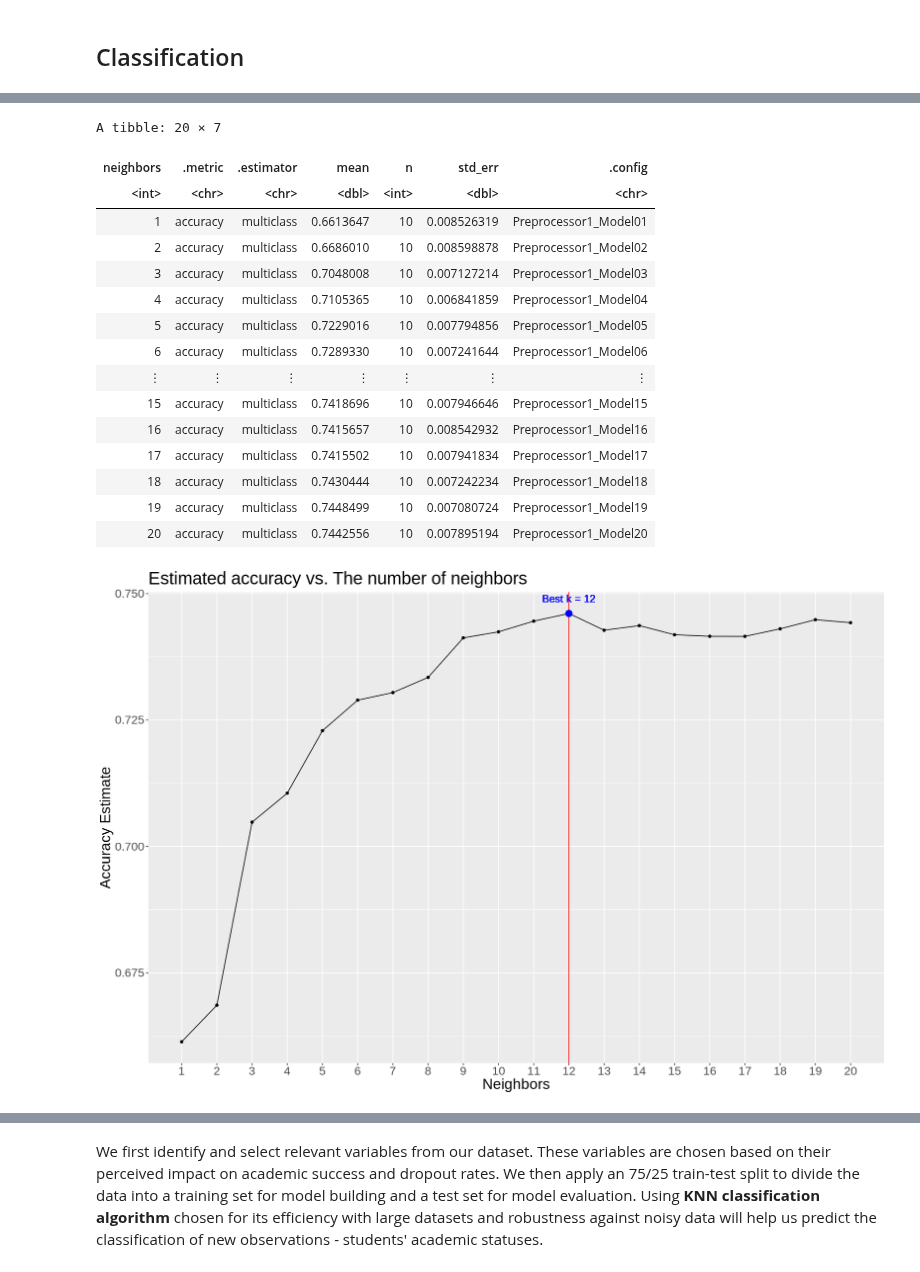
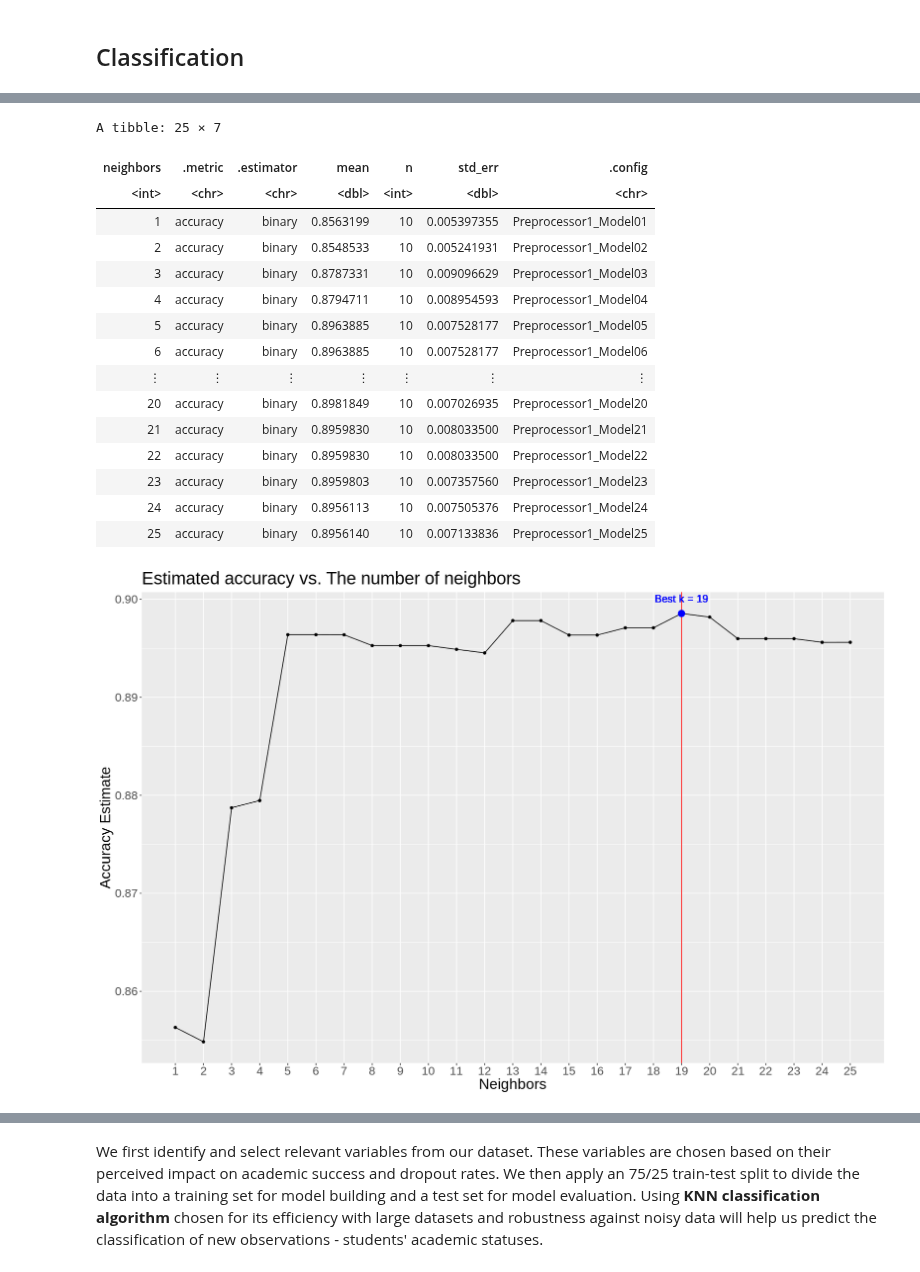
Before and after one commit to lesleymai/ds_group, a Jupyter notebook: Group_Report.ipynb, the cells around one changed output, grey strips where cells are left out. Saved outputs shown, nothing was run; the diff lists cells and outputs as text; code cells hidden in the pictures.

```diff
--- a/Group_Report.ipynb
+++ b/Group_Report.ipynb
@@ -90,8 +91,9 @@ print(num_na_rows)
 In addition, we focus on predicting if a student achieves academic success by classifying him or her as a graduated student or a dropout, so we filter out the enrolled students in our dataset.
 # %%
 students_data_filtered <-  students_data |>
-    mutate(Target = as.factor(Target)) |>
-    filter(Target != "Enrolled")
+    filter(Target != "Enrolled") |>
+    mutate(Target = as.factor(Target))
 
-head(students_data)
+
+students_data_filtered
 # %% [output]
@@ -107,3 +120,11 @@ A tibble: 6 × 37
+# %%
+set.seed(2023)
+# Using a 75/25 split and stratifying on the target variable to ensure the sets have similar proportions of each class
+students_split <- initial_split(students_data_filtered, prop = 0.75, strata = Target)
+
+# Extract the training and testing data from the split
+students_train <- training(students_split)
+students_test <- testing(students_split)
 # %% [markdown]
 The whole table contains 37 explanatory variables, we select relevant variables that we hypothesized would have significant influence over academic success and dropout rates to build the classifier.
 # %%
@@ -588,7 +585,7 @@ knn_spec <- nearest_neighbor(weight_func = "rectangular", neighbors = tune()) |>
 
 students_vfold <- vfold_cv(students_train, v = 10 , strata= Target)
 
-gridvals <- tibble(neighbors = seq(1,20))
+gridvals <- tibble(neighbors = seq(1,25))
 
 students_results <- workflow() |>
     add_recipe(students_recipe) |>
@@ -598,43 +595,43 @@ students_results <- workflow() |>
     filter(.metric == "accuracy")
 students_results
 # %% [output]
-A tibble: 20 × 7
+A tibble: 25 × 7
 | neighbors | .metric | .estimator | mean | n | std_err | .config |
 | <int> | <chr> | <chr> | <dbl> | <int> | <dbl> | <chr> |
-| 1 | accuracy | multiclass | 0.6613647 | 10 | 0.008526319 | Preprocessor1_Model01 |
-| 2 | accuracy | multiclass | 0.6686010 | 10 | 0.008598878 | Preprocessor1_Model02 |
-| 3 | accuracy | multiclass | 0.7048008 | 10 | 0.007127214 | Preprocessor1_Model03 |
-| 4 | accuracy | multiclass | 0.7105365 | 10 | 0.006841859 | Preprocessor1_Model04 |
-| 5 | accuracy | multiclass | 0.7229016 | 10 | 0.007794856 | Preprocessor1_Model05 |
-| 6 | accuracy | multiclass | 0.7289330 | 10 | 0.007241644 | Preprocessor1_Model06 |
+| 1 | accuracy | binary | 0.8563199 | 10 | 0.005397355 | Preprocessor1_Model01 |
+| 2 | accuracy | binary | 0.8548533 | 10 | 0.005241931 | Preprocessor1_Model02 |
+| 3 | accuracy | binary | 0.8787331 | 10 | 0.009096629 | Preprocessor1_Model03 |
+| 4 | accuracy | binary | 0.8794711 | 10 | 0.008954593 | Preprocessor1_Model04 |
+| 5 | accuracy | binary | 0.8963885 | 10 | 0.007528177 | Preprocessor1_Model05 |
+| 6 | accuracy | binary | 0.8963885 | 10 | 0.007528177 | Preprocessor1_Model06 |
 | ⋮ | ⋮ | ⋮ | ⋮ | ⋮ | ⋮ | ⋮ |
-| 15 | accuracy | multiclass | 0.7418696 | 10 | 0.007946646 | Preprocessor1_Model15 |
-| 16 | accuracy | multiclass | 0.7415657 | 10 | 0.008542932 | Preprocessor1_Model16 |
-| 17 | accuracy | multiclass | 0.7415502 | 10 | 0.007941834 | Preprocessor1_Model17 |
-| 18 | accuracy | multiclass | 0.7430444 | 10 | 0.007242234 | Preprocessor1_Model18 |
-| 19 | accuracy | multiclass | 0.7448499 | 10 | 0.007080724 | Preprocessor1_Model19 |
-| 20 | accuracy | multiclass | 0.7442556 | 10 | 0.007895194 | Preprocessor1_Model20 |
+| 20 | accuracy | binary | 0.8981849 | 10 | 0.007026935 | Preprocessor1_Model20 |
+| 21 | accuracy | binary | 0.8959830 | 10 | 0.008033500 | Preprocessor1_Model21 |
+| 22 | accuracy | binary | 0.8959830 | 10 | 0.008033500 | Preprocessor1_Model22 |
+| 23 | accuracy | binary | 0.8959803 | 10 | 0.007357560 | Preprocessor1_Model23 |
+| 24 | accuracy | binary | 0.8956113 | 10 | 0.007505376 | Preprocessor1_Model24 |
+| 25 | accuracy | binary | 0.8956140 | 10 | 0.007133836 | Preprocessor1_Model25 |
 # %%
 best_k <- students_results$neighbors[which.max(students_results$mean)]
 max_accuracy <- max(students_results$mean)
 
 options(repr.plot.width = 15, repr.plot.height = 10)
 
 accuracy_vs_k <- students_results |>
     ggplot(aes(x = neighbors, y = mean)) +
     geom_point() +
     geom_line() +
     geom_vline(xintercept = best_k, color = "red") +
     geom_point(data = subset(students_results, neighbors == best_k), aes(x = neighbors, y = mean), size = 4, color = "blue") +
     labs(x = "Neighbors", y = "Accuracy Estimate") +
     ggtitle("Estimated accuracy vs. The number of neighbors") +
     geom_text(aes(x = best_k, y = max_accuracy, label = paste("Best k =", best_k)),
             vjust = -1.5, color = "blue", size = 5) +
-    scale_x_continuous(limits = c(1,20), breaks = seq(1,20), minor_breaks = seq(1,20,1)) +
+    scale_x_continuous(limits = c(1,25), breaks = seq(1,25), minor_breaks = seq(1,25,1)) +
     theme(text = element_text(size = 20))
 accuracy_vs_k
 # %% [output]
-[figure, old version]
+[figure, new version]
 # %%
 #with the best k:
 knn_best_spec <- nearest_neighbor(weight_func = "rectangular", neighbors =12) |>
```
Also changed, not shown: parts of 16 cells of this notebook.
